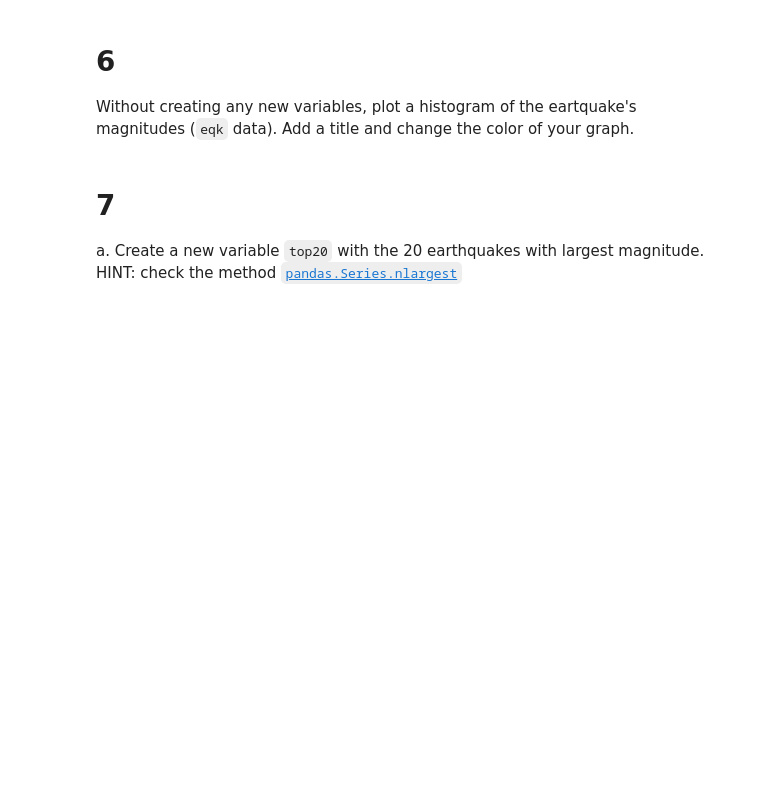
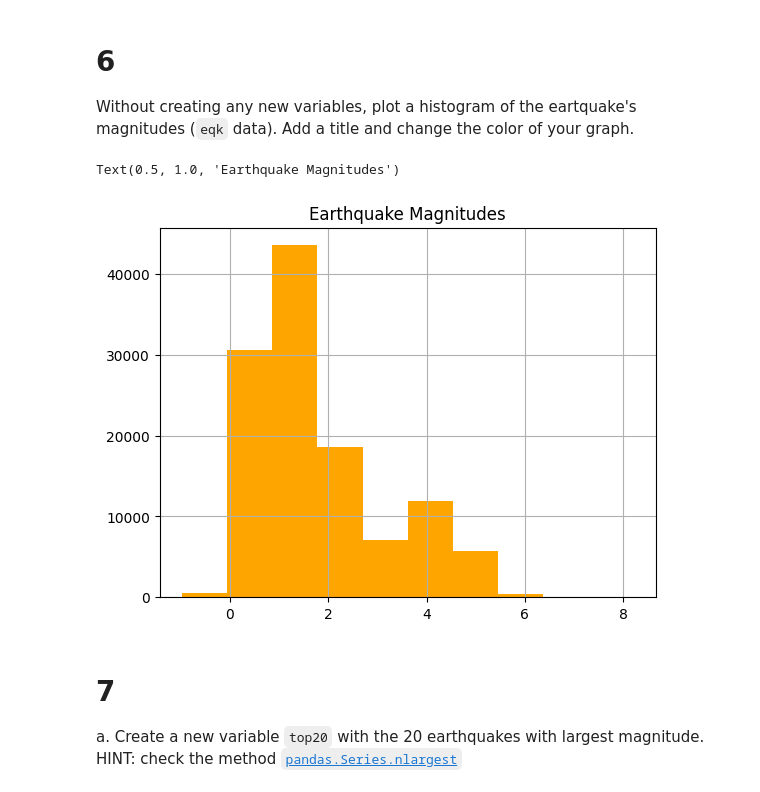
Before and after one commit to ryangreen6/eds220-hwk1, a Jupyter notebook: hwk1-task3-earthquakes.ipynb, the cells around one changed output. Cells and saved outputs as stored; diff of their text form; code cells hidden in the pictures; blank space fills up the shorter version.

```diff
--- a/hwk1-task3-earthquakes.ipynb
+++ b/hwk1-task3-earthquakes.ipynb
@@ -100,4 +97,4 @@ array(['earthquake', 'quarry blast', 'quarry', 'mining explosion',
 
 a. Select only earthquake events and store them as `eqk` (variable name). Update the index of `eqk` to be the `id` column of the dataframe.
 # %%
-eqk = raw_eqk(raw_eqk['type'] == "earthquake")
+eqk = raw_eqk[raw_eqk['type'] == "earthquake"]
@@ -126,6 +140,12 @@ omitted_events = ...
 
 # 6
 Without creating any new variables, plot a histogram of the eartquake's magnitudes (`eqk` data). Add a title and change the color of your graph.
+# %%
+eqk['mag'].hist(color = "orange")
+plt.title("Earthquake Magnitudes")
+# %% [output]
+Text(0.5, 1.0, 'Earthquake Magnitudes')
+[figure, added]
 # %% [markdown]
 <!-- END QUESTION -->
 
```
Also changed, not shown: parts of 14 cells of this notebook.
